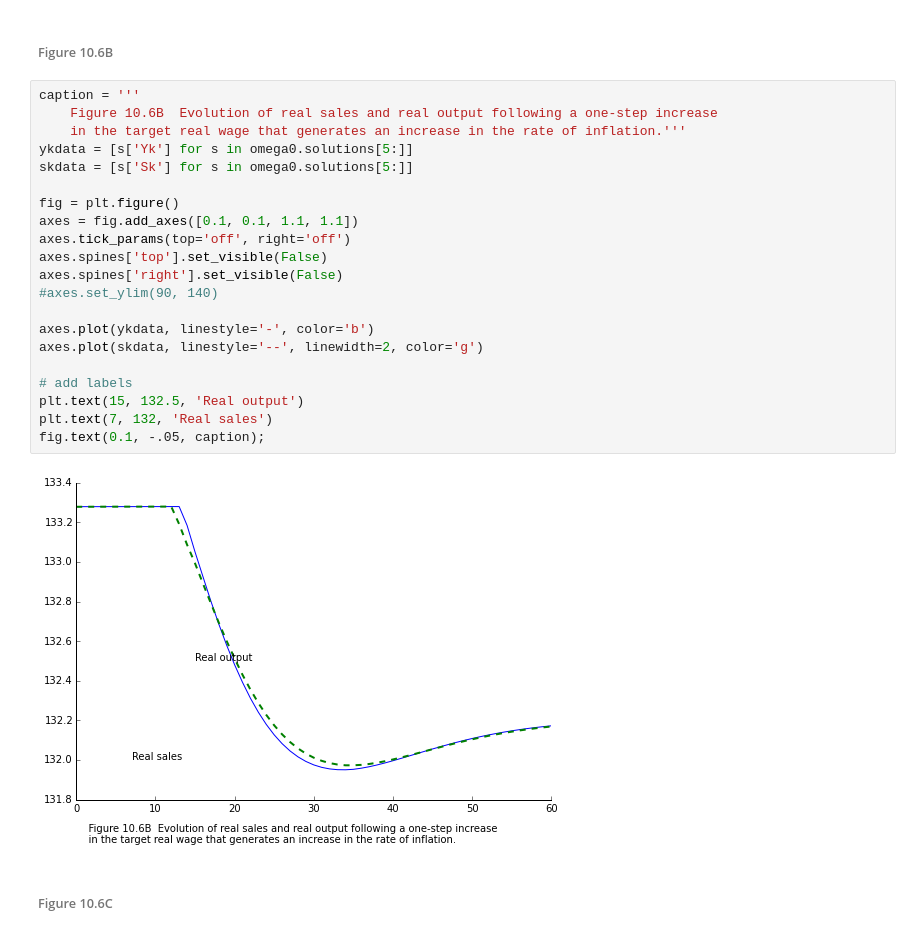
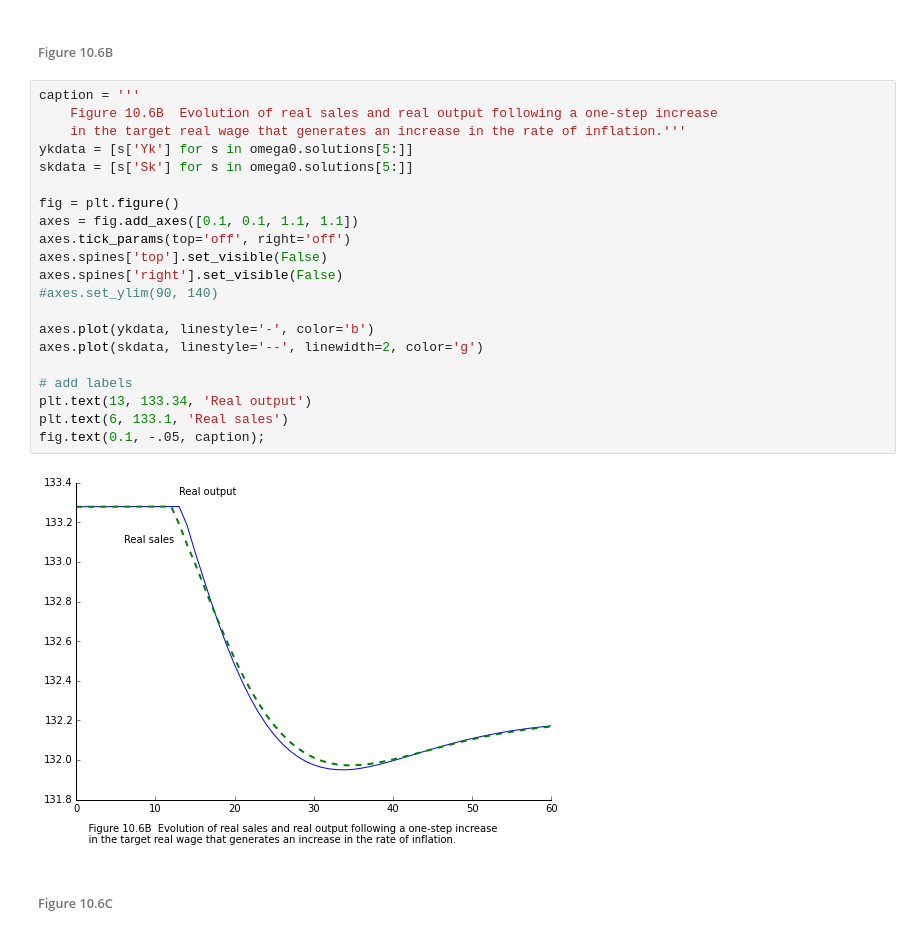
Before and after one commit to kennt/monetary-economics, a Jupyter notebook: Chapter 10 Model INSOUT.ipynb, the cells around one changed output. Saved outputs shown, nothing was run; the diff lists cells and outputs as text.

```diff
--- a/Chapter 10 Model INSOUT.ipynb
+++ b/Chapter 10 Model INSOUT.ipynb
@@ -1483,26 +1483,26 @@ fig.text(0.1, -.05, caption);
 # %%
 caption = '''
     Figure 10.6B  Evolution of real sales and real output following a one-step increase
     in the target real wage that generates an increase in the rate of inflation.'''
 ykdata = [s['Yk'] for s in omega0.solutions[5:]]
 skdata = [s['Sk'] for s in omega0.solutions[5:]]
 
 fig = plt.figure()
 axes = fig.add_axes([0.1, 0.1, 1.1, 1.1])
 axes.tick_params(top='off', right='off')
 axes.spines['top'].set_visible(False)
 axes.spines['right'].set_visible(False)
 #axes.set_ylim(90, 140)
 
 axes.plot(ykdata, linestyle='-', color='b')
 axes.plot(skdata, linestyle='--', linewidth=2, color='g')
 
 # add labels
-plt.text(15, 132.5, 'Real output')
-plt.text(7, 132, 'Real sales')
+plt.text(13, 133.34, 'Real output')
+plt.text(6, 133.1, 'Real sales')
 fig.text(0.1, -.05, caption);
 # %% [output]
-[figure, old version]
+[figure, new version]
 # %% [markdown]
 ###### Figure 10.6C
 # %%
```
Also changed, not shown: parts of 5 cells of this notebook, 2 other files.
